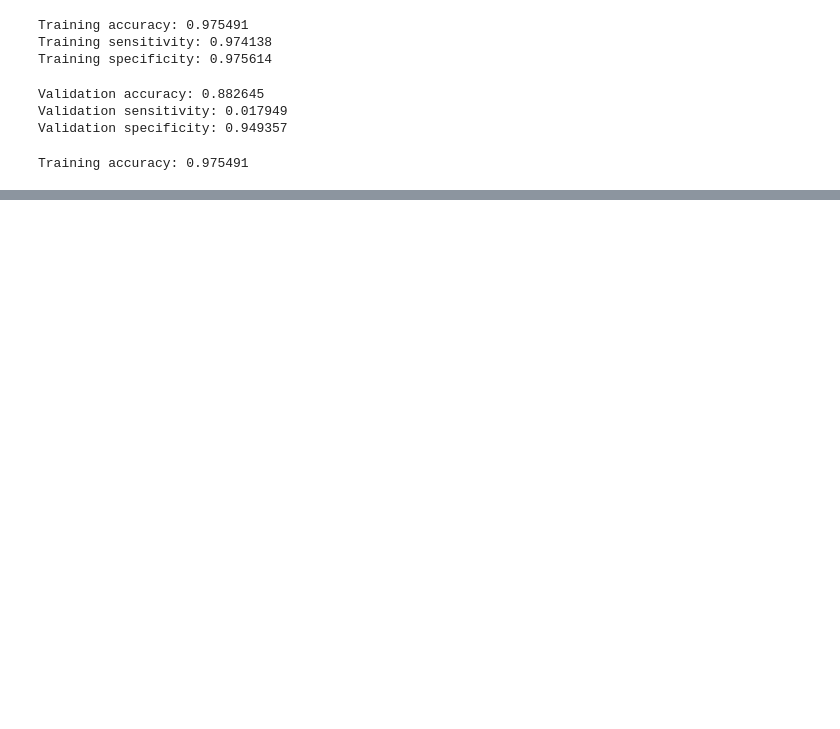
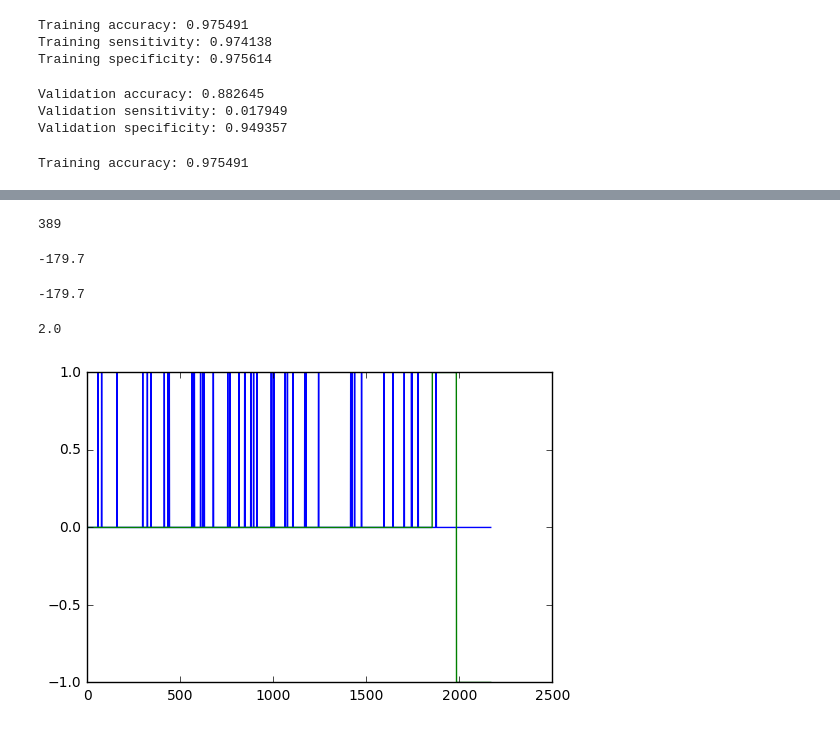
Before and after one commit to dmgroppe/SZR_ANT, a Jupyter notebook: SBOX/train_classifier.ipynb, the cells around one changed output, grey strips where cells are left out. Saved outputs shown, nothing was run; the diff lists cells and outputs as text; code cells hidden in the pictures; blank space fills up the shorter version.

```diff
--- a/SBOX/train_classifier.ipynb
+++ b/SBOX/train_classifier.ipynb
@@ -157,2 +164,7 @@ Training accuracy: 0.975491
 # %%
 # Load validation data and calculate false positive rate, and peri-onset latency
+sub=train_subs_list[left_out_id]
+ftr_path=os.path.join(path_dict['ftrs_root'],'PWR',sub)
+for f in os.listdir(ftr_path):
+    print('Loading file %s' % f)
+    ftr_dict=np.load(os.path.join(ftr_path,f))
@@ -158,0 +193,2 @@ Training accuracy: 0.975491
+# %%
+szr_class_hat=rbf_svc.predict(ftr_dict['db_pwr'].T)
@@ -158,0 +207,39 @@ Training accuracy: 0.975491
+# %%
+import re
+dir_ids=[m.start() for m in re.finditer('Med Dir:', stuff)]
+print(len(dir_ids))
+# %% [output]
+389
+# %%
+# itemindex = numpy.where(array==item)
+pos_ids = np.where(szr_class_hat==1)
+ictal_ids = np.where(ftr_dict['peri_ictal']==1)
+missed_szr_ct=0
+if len(pos_ids[0])>0:
+    onset_dif_sec=(pos_ids[0][0]-ictal_ids[0][0])/10
+else:
+    missed_szr_ct+=1
+print(onset_dif_sec)
+# %% [output]
+-179.7
+# %%
+import imp
+imp.reload(ief)
+# imp.reload(dg)
+onset_dif_sec=ief.cmpt_stim_latency(szr_class_hat,ftr_dict['peri_ictal'],1/10)
+print(onset_dif_sec)
+# %% [output]
+-179.7
+# %%
+import imp
+imp.reload(ief)
+# imp.reload(dg)
+onset_dif_sec=ief.cmpt_postonset_stim_latency(szr_class_hat,ftr_dict['peri_ictal'],1/10)
+print(onset_dif_sec)
+# %% [output]
+2.0
+# %%
+_=plt.plot(szr_class_hat,label='class hat')
+_=plt.plot(ftr_dict['peri_ictal'],label='class')
+# %% [output]
+[figure, added]
```
Also changed, not shown: parts of 20 cells of this notebook, 3 other files.
